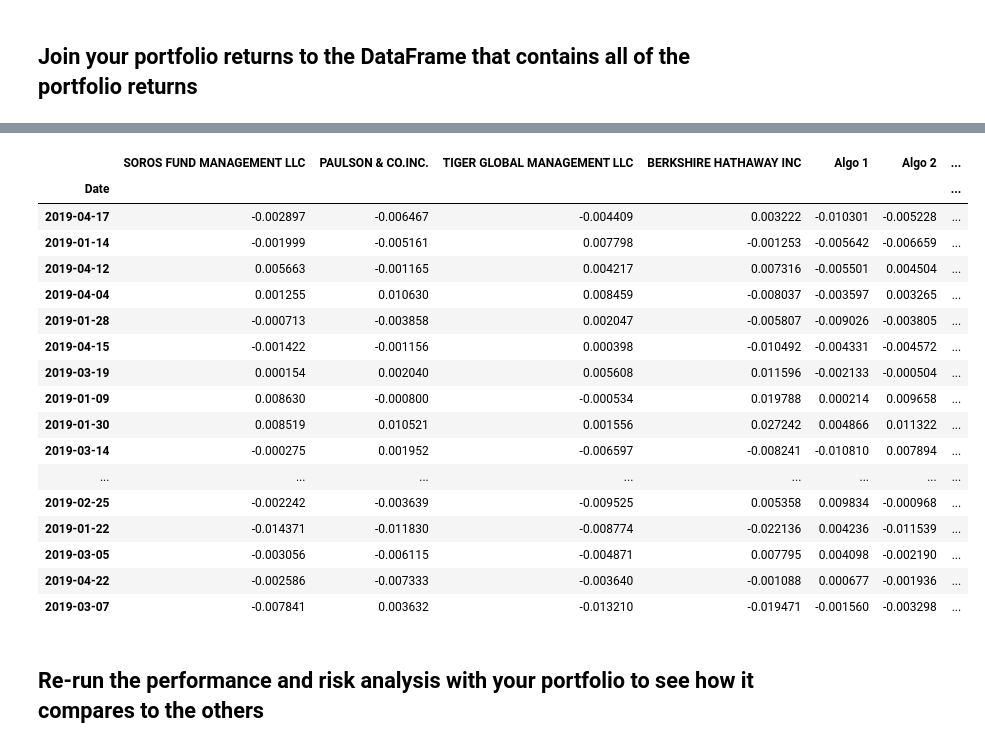
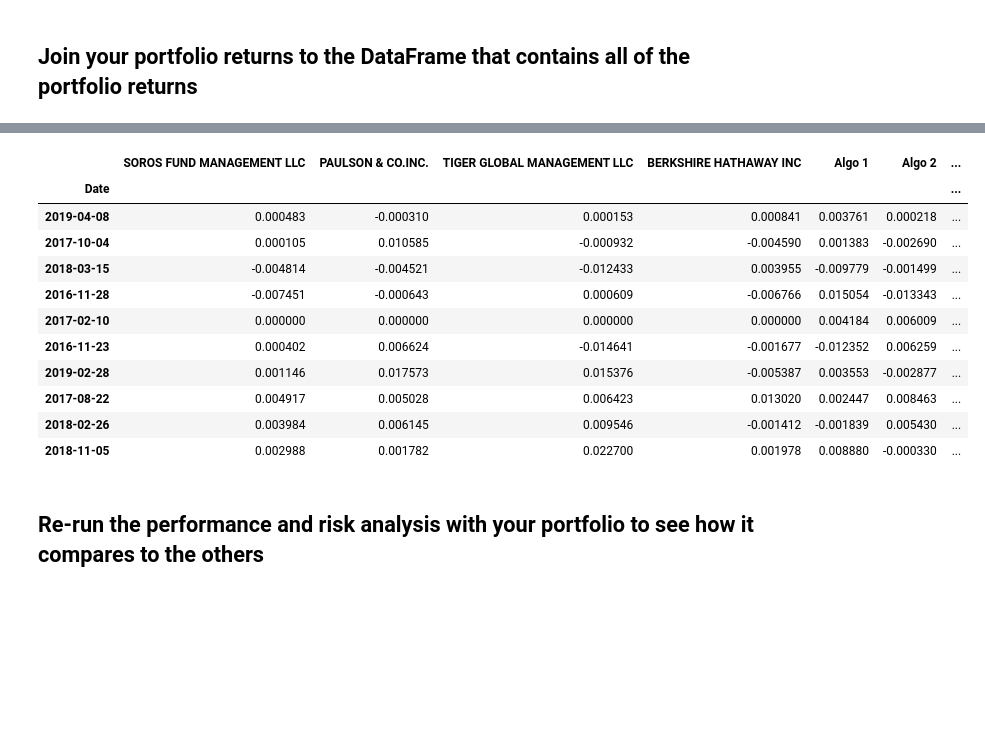
Before and after one commit to toddshev/pandas-homework, a Jupyter notebook: Homework/Starter_Code/whale_analysis.ipynb, the cells around one changed output, grey strips where cells are left out. Saved outputs shown, nothing was run; the diff lists cells and outputs as text; code cells hidden in the pictures; blank space fills up the shorter version.

```diff
--- a/Homework/Starter_Code/whale_analysis.ipynb
+++ b/Homework/Starter_Code/whale_analysis.ipynb
@@ -590,27 +539,21 @@ daily_returns.sample(25)
 # %%
 # Only compare dates where return data exists for all the stocks (drop NaNs)
 # YOUR CODE HERE
 daily_returns.dropna(inplace = True)
-daily_returns.sample(20)
+daily_returns.sample(10)
 # %% [output]
 |  | SOROS FUND MANAGEMENT LLC | PAULSON & CO.INC. | TIGER GLOBAL MANAGEMENT LLC | BERKSHIRE HATHAWAY INC | Algo 1 | Algo 2 | ... |
 | Date |  |  |  |  |  |  | ... |
-| 2019-04-17 | -0.002897 | -0.006467 | -0.004409 | 0.003222 | -0.010301 | -0.005228 | ... |
-| 2019-01-14 | -0.001999 | -0.005161 | 0.007798 | -0.001253 | -0.005642 | -0.006659 | ... |
-| 2019-04-12 | 0.005663 | -0.001165 | 0.004217 | 0.007316 | -0.005501 | 0.004504 | ... |
-| 2019-04-04 | 0.001255 | 0.010630 | 0.008459 | -0.008037 | -0.003597 | 0.003265 | ... |
-| 2019-01-28 | -0.000713 | -0.003858 | 0.002047 | -0.005807 | -0.009026 | -0.003805 | ... |
-| 2019-04-15 | -0.001422 | -0.001156 | 0.000398 | -0.010492 | -0.004331 | -0.004572 | ... |
-| 2019-03-19 | 0.000154 | 0.002040 | 0.005608 | 0.011596 | -0.002133 | -0.000504 | ... |
-| 2019-01-09 | 0.008630 | -0.000800 | -0.000534 | 0.019788 | 0.000214 | 0.009658 | ... |
-| 2019-01-30 | 0.008519 | 0.010521 | 0.001556 | 0.027242 | 0.004866 | 0.011322 | ... |
-| 2019-03-14 | -0.000275 | 0.001952 | -0.006597 | -0.008241 | -0.010810 | 0.007894 | ... |
-| ... | ... | ... | ... | ... | ... | ... | ... |
-| 2019-02-25 | -0.002242 | -0.003639 | -0.009525 | 0.005358 | 0.009834 | -0.000968 | ... |
-| 2019-01-22 | -0.014371 | -0.011830 | -0.008774 | -0.022136 | 0.004236 | -0.011539 | ... |
-| 2019-03-05 | -0.003056 | -0.006115 | -0.004871 | 0.007795 | 0.004098 | -0.002190 | ... |
-| 2019-04-22 | -0.002586 | -0.007333 | -0.003640 | -0.001088 | 0.000677 | -0.001936 | ... |
-| 2019-03-07 | -0.007841 | 0.003632 | -0.013210 | -0.019471 | -0.001560 | -0.003298 | ... |
+| 2019-04-08 | 0.000483 | -0.000310 | 0.000153 | 0.000841 | 0.003761 | 0.000218 | ... |
+| 2017-10-04 | 0.000105 | 0.010585 | -0.000932 | -0.004590 | 0.001383 | -0.002690 | ... |
+| 2018-03-15 | -0.004814 | -0.004521 | -0.012433 | 0.003955 | -0.009779 | -0.001499 | ... |
+| 2016-11-28 | -0.007451 | -0.000643 | 0.000609 | -0.006766 | 0.015054 | -0.013343 | ... |
+| 2017-02-10 | 0.000000 | 0.000000 | 0.000000 | 0.000000 | 0.004184 | 0.006009 | ... |
+| 2016-11-23 | 0.000402 | 0.006624 | -0.014641 | -0.001677 | -0.012352 | 0.006259 | ... |
+| 2019-02-28 | 0.001146 | 0.017573 | 0.015376 | -0.005387 | 0.003553 | -0.002877 | ... |
+| 2017-08-22 | 0.004917 | 0.005028 | 0.006423 | 0.013020 | 0.002447 | 0.008463 | ... |
+| 2018-02-26 | 0.003984 | 0.006145 | 0.009546 | -0.001412 | -0.001839 | 0.005430 | ... |
+| 2018-11-05 | 0.002988 | 0.001782 | 0.022700 | 0.001978 | 0.008880 | -0.000330 | ... |
 # %% [markdown]
 ## Re-run the performance and risk analysis with your portfolio to see how it compares to the others
 # %%
```
Also changed, not shown: parts of 29 cells of this notebook, 7 other files.
